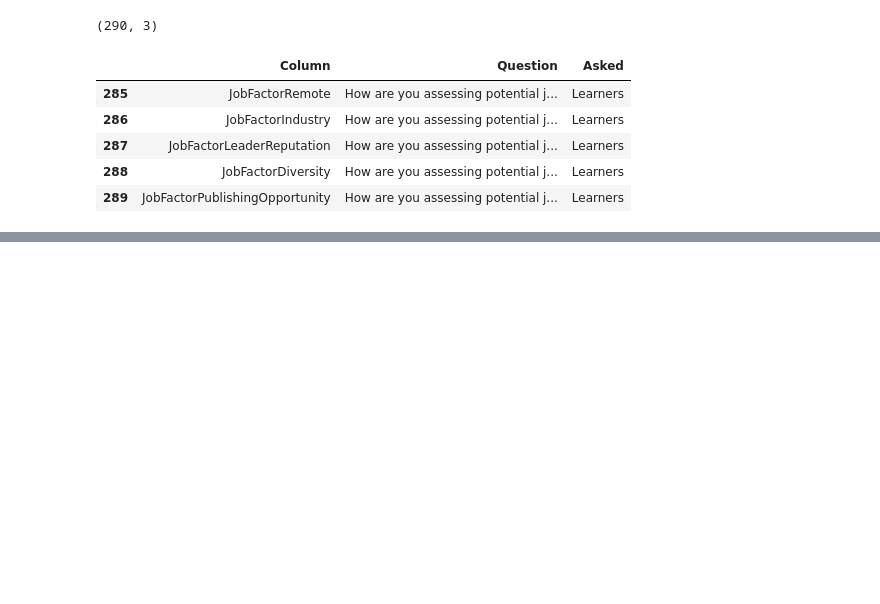
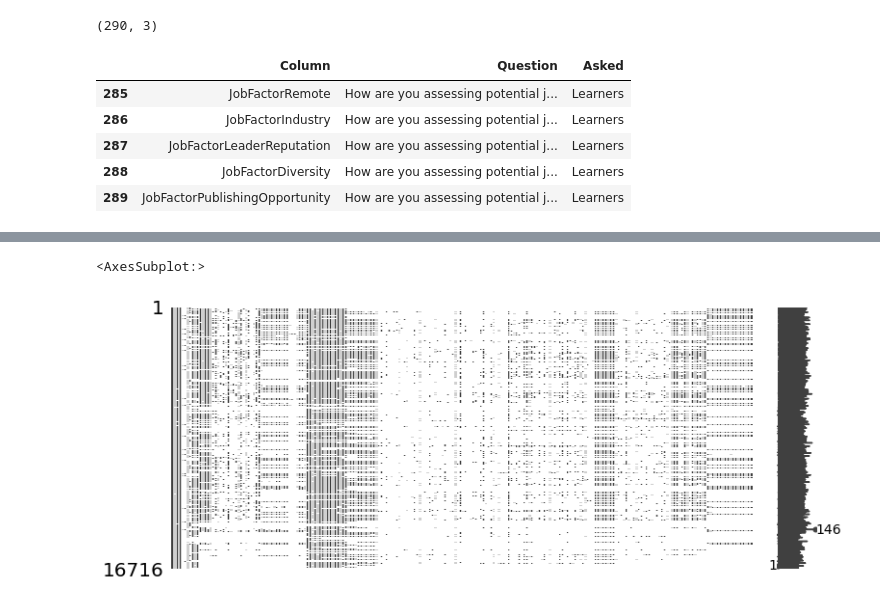
Before and after one commit to nineil91/nineil-blog, a Jupyter notebook: 3. Classical Machine Learning/[boostcourse]캐글실습으로배우는데이터사이언스/ch2.ipynb, the cells around one changed output, grey strips where cells are left out. Saved outputs shown, nothing was run; the diff lists cells and outputs as text; code cells hidden in the pictures; blank space fills up the shorter version.

```diff
--- a/3. Classical Machine Learning/[boostcourse]캐글실습으로배우는데이터사이언스/ch2.ipynb
+++ b/3. Classical Machine Learning/[boostcourse]캐글실습으로배우는데이터사이언스/ch2.ipynb
@@ -28,6 +28,6 @@ question.tail()
 | 288 | JobFactorDiversity | How are you assessing potential j... | Learners |
 | 289 | JobFactorPublishingOpportunity | How are you assessing potential j... | Learners |
 # %%
-mcq = pd.read_csv('data/multipleChoiceResponses.csv', encoding='cp949',sep='\t')
+mcq = pd.read_csv('data/multipleChoiceResponses.csv', encoding="ISO-8859-1", low_memory=False)
 mcq.shape
 # %% [output]
@@ -34,0 +99,7 @@ UnicodeDecodeError: 'cp949' codec can't decode byte 0xe5 in position 150488: ill
+# %%
+import missingno as msno
+
+msno.matrix(mcq,figsize=(12,5))
+# %% [output]
+<AxesSubplot:>
+[figure, added]
```
Also changed, not shown: parts of 10 cells of this notebook.
